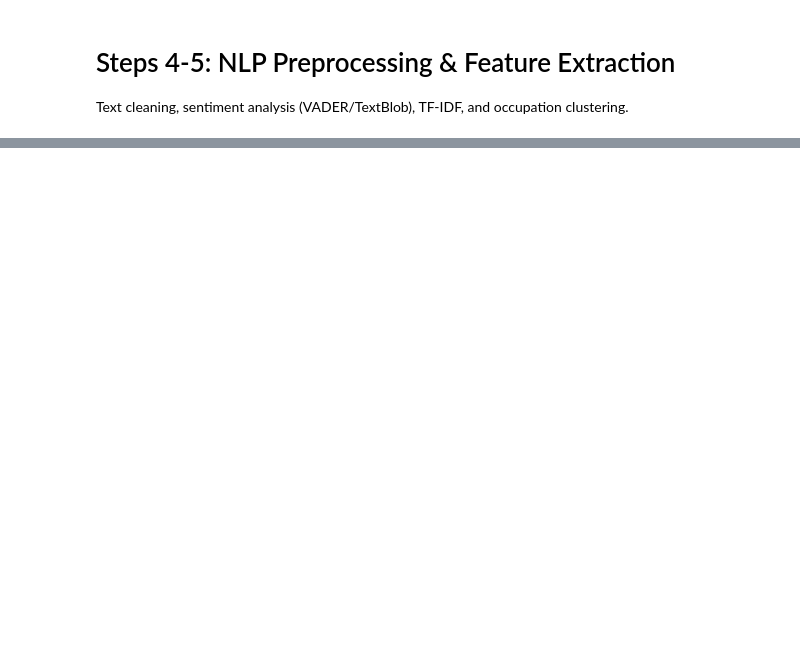
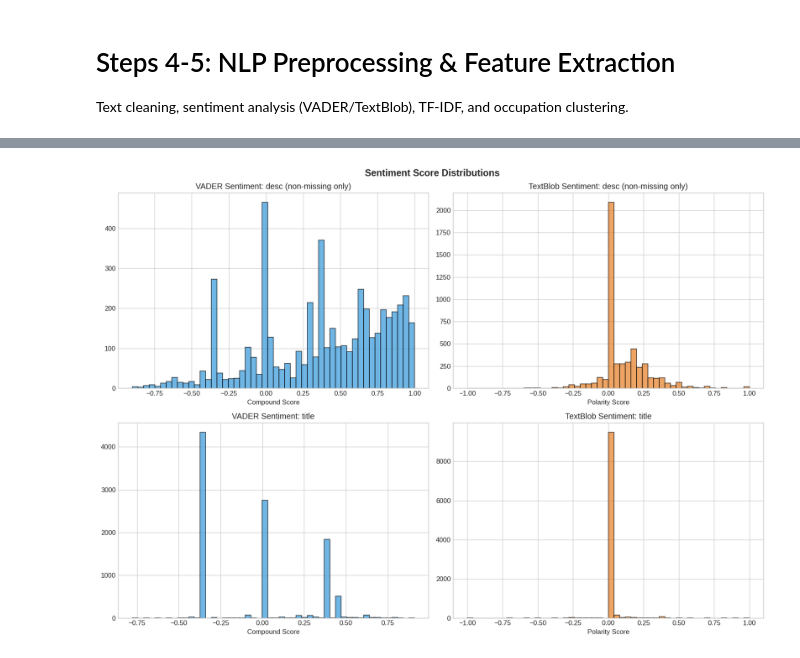
Before and after one commit to zzkai098/credit-default-nlp, a Jupyter notebook: notebooks/04_nlp_features.ipynb, the cells around one changed output, grey strips where cells are left out. Cells and saved outputs as stored; diff of their text form; code cells hidden in the pictures; blank space fills up the shorter version.

```diff
--- a/notebooks/04_nlp_features.ipynb
+++ b/notebooks/04_nlp_features.ipynb
@@ -82,0 +149,6 @@ print('Hybrid features saved.')
+# %%
+df_sample = add_sentiment_features(df_sample, 'desc')
+df_sample = add_sentiment_features(df_sample, 'title')
+
+print('Sentiment features added:')
+print(df_sample[['desc_vader', 'desc_textblob', 'title_vader', 'title_textblob']].describe())
@@ -82,0 +166,30 @@ print('Hybrid features saved.')
+# %%
+# Sentiment distribution: VADER vs TextBlob for desc and title
+fig, axes = plt.subplots(2, 2, figsize=(14, 10))
+
+# desc VADER
+axes[0,0].hist(df_sample.loc[df_sample['desc_missing']==0, 'desc_vader'], bins=50, edgecolor='black', color='#3498db', alpha=0.7)
+axes[0,0].set_title('VADER Sentiment: desc (non-missing only)')
+axes[0,0].set_xlabel('Compound Score')
+
+# desc TextBlob
+axes[0,1].hist(df_sample.loc[df_sample['desc_missing']==0, 'desc_textblob'], bins=50, edgecolor='black', color='#e67e22', alpha=0.7)
+axes[0,1].set_title('TextBlob Sentiment: desc (non-missing only)')
+axes[0,1].set_xlabel('Polarity Score')
+
+# title VADER
+axes[1,0].hist(df_sample['title_vader'], bins=50, edgecolor='black', color='#3498db', alpha=0.7)
+axes[1,0].set_title('VADER Sentiment: title')
+axes[1,0].set_xlabel('Compound Score')
+
+# title TextBlob
+axes[1,1].hist(df_sample['title_textblob'], bins=50, edgecolor='black', color='#e67e22', alpha=0.7)
+axes[1,1].set_title('TextBlob Sentiment: title')
+axes[1,1].set_xlabel('Polarity Score')
+
+plt.suptitle('Sentiment Score Distributions', fontsize=14, fontweight='bold')
+plt.tight_layout()
+plt.savefig('/home/jovyan/work/outputs/figures/sentiment_distributions.png', dpi=150)
+plt.show()
+# %% [output]
+[figure, added]
```
Also changed, not shown: parts of 62 cells of this notebook, 15 other files.
